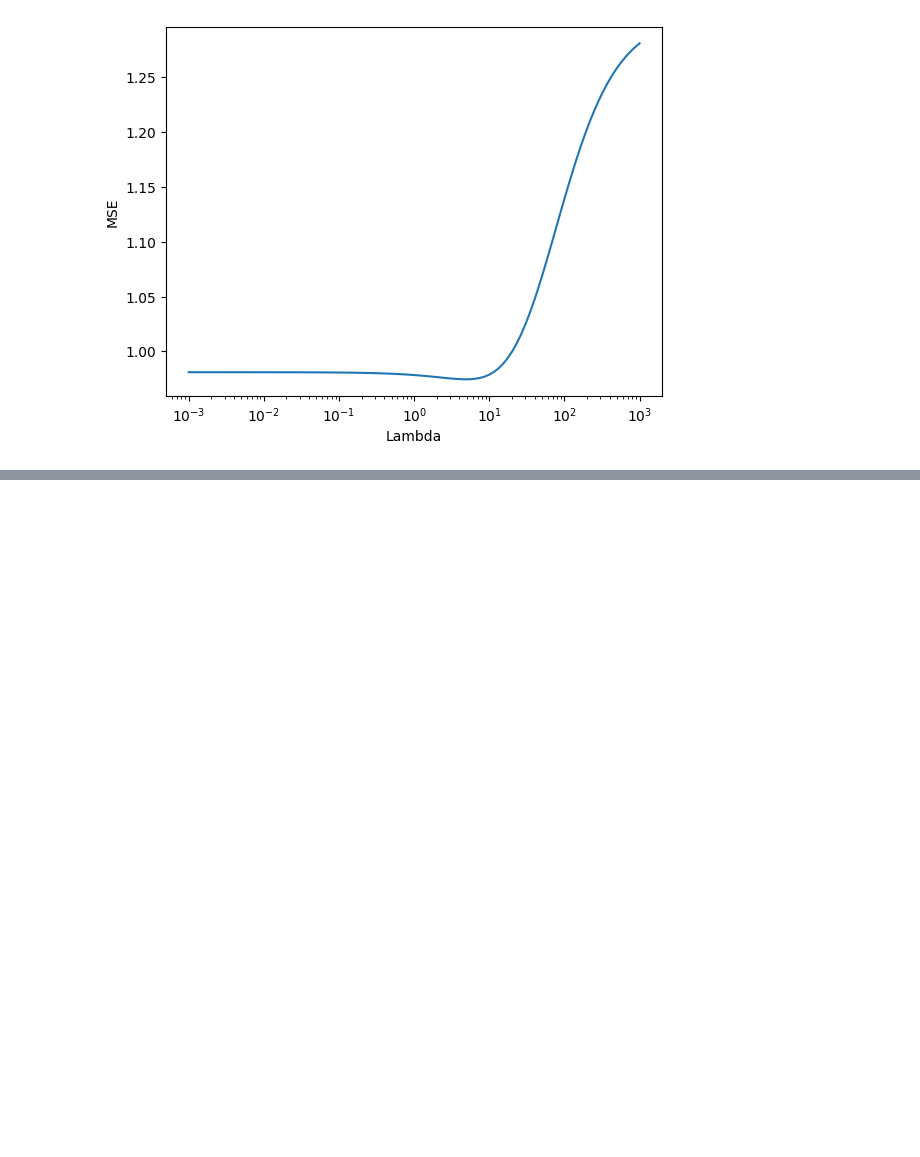
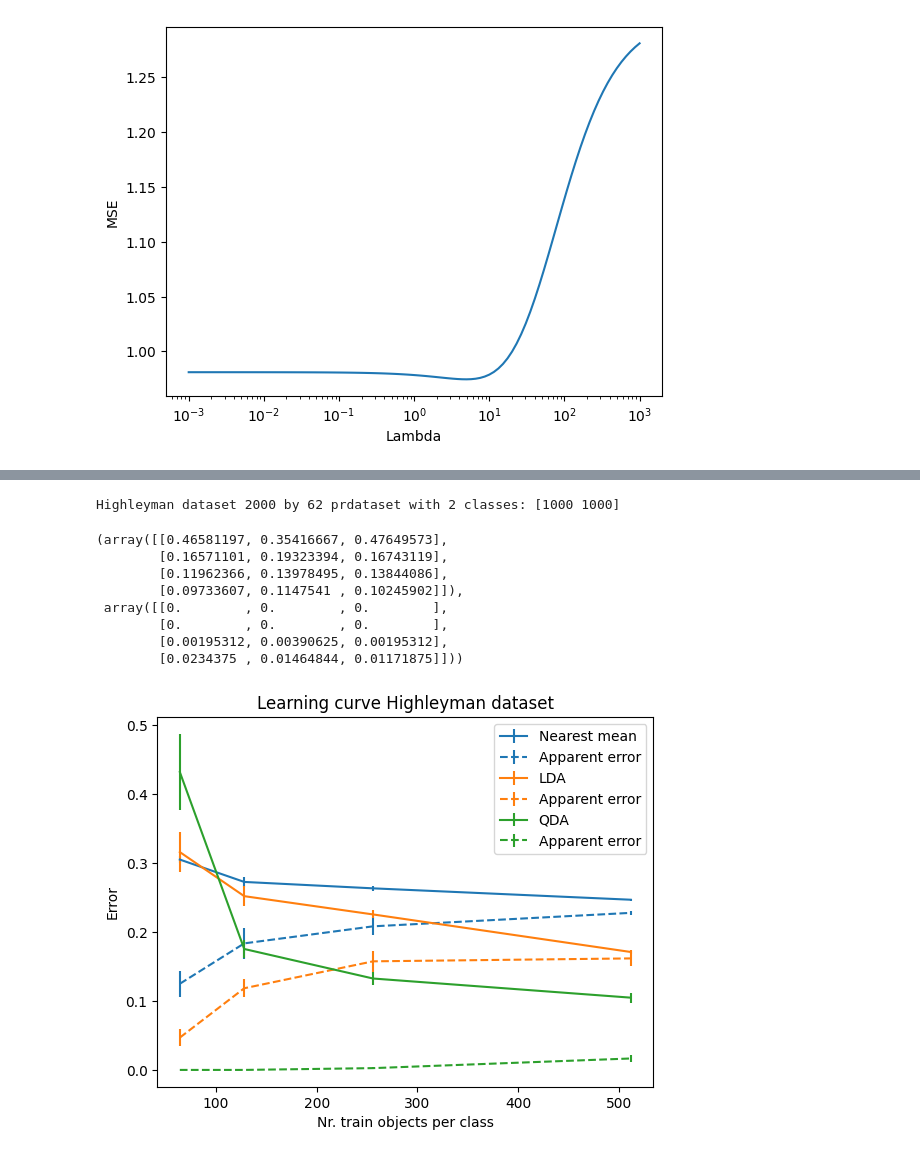
Before and after one commit to nadinekuo/MachineLearning1-Labs, a Jupyter notebook: 3-Losses-Regularization-Evaluation/evaluation.ipynb, the cells around one changed output, grey strips where cells are left out. Drawn from its saved outputs; the diff is of its cells as text; code cells hidden in the pictures; blank space fills up the shorter version.

Commit message:
Learning curves for various datasets

```diff
--- a/3-Losses-Regularization-Evaluation/evaluation.ipynb
+++ b/3-Losses-Regularization-Evaluation/evaluation.ipynb
@@ -74,0 +144,29 @@ plot_ridge_reg(100, 1000, np.logspace(-3, 3, 100))
+# %%
+# Generate 2D Highleyman classes with 1000 samples per class
+a = pr.gendath([1000, 1000])
+# Enlarge the feature dim by adding 60 dims of class independent randomness i.e. plain noise
+noise = np.random.randn(2000, 60)  # 2000 samples, 60 features
+a.data = np.hstack((a.data, noise))
+# a.concatenate(noise, axis=1)     # this does not do anything?
+print(a)
+# pr.scatterd(a)
+
+# Use cleval to generate learning curves for NMC, LDC, QDA using train set sizes 64, 128, 256 and 512 - repeat often enough!
+pr.cleval(a,pr.nmc(), [64, 128, 256, 512])
+pr.cleval(a,pr.ldc(), [64, 128, 256, 512])
+pr.cleval(a,pr.qdc(), [64, 128, 256, 512])
+# plt.legend()
+
+# NOTE: test curves go down, training curves go up - both converge in the end which is why they intersect
+# More flexible classifiers (e.g. QDA) get a lower asymptotic error (i.e. lower test error), but need enough training data!
+# %% [output]
+Highleyman dataset 2000 by 62 prdataset with 2 classes: [1000 1000]
+(array([[0.46581197, 0.35416667, 0.47649573],
+        [0.16571101, 0.19323394, 0.16743119],
+        [0.11962366, 0.13978495, 0.13844086],
+        [0.09733607, 0.1147541 , 0.10245902]]),
+ array([[0.        , 0.        , 0.        ],
+        [0.        , 0.        , 0.        ],
+        [0.00195312, 0.00390625, 0.00195312],
+        [0.0234375 , 0.01464844, 0.01171875]]))
+[figure, added]
```
Also changed, not shown: parts of 11 cells of this notebook, 1 other file.
